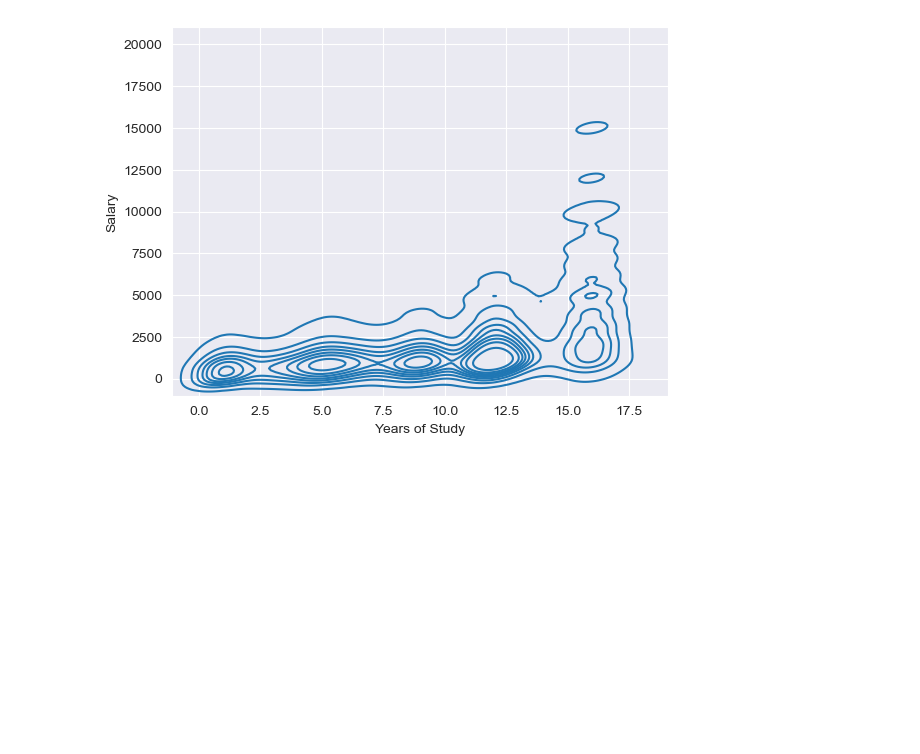
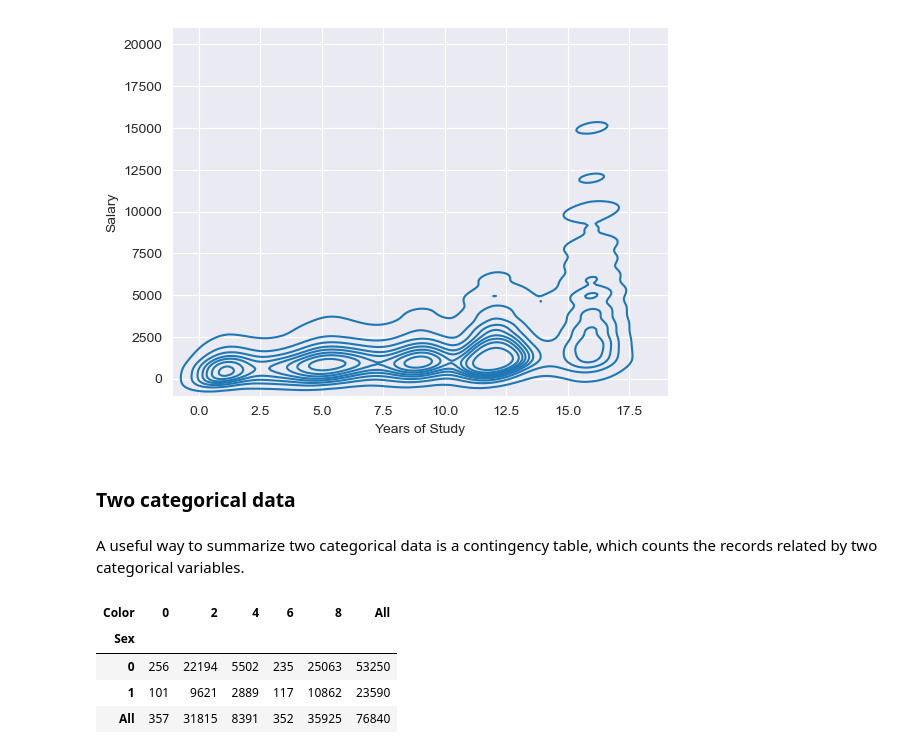
Before and after one commit to gdserafini/pratical-statistics, a Jupyter notebook: src/1-exploratory-data-analysis/exploratory_data_analysis.ipynb, the cells around one changed output. Saved outputs shown, nothing was run; the diff lists cells and outputs as text; code cells hidden in the pictures; blank space fills up the shorter version.

Commit message:
update -> contingency table

```diff
--- a/src/1-exploratory-data-analysis/exploratory_data_analysis.ipynb
+++ b/src/1-exploratory-data-analysis/exploratory_data_analysis.ipynb
@@ -393,3 +393,18 @@ ax.set_xlabel('Years of Study')
 plt.show()
 # %% [output]
 [figure]
+# %% [markdown]
+### Two categorical data
+# %% [markdown]
+A useful way to summarize two categorical data is a contingency table, which counts the records related by two categorical variables.
+# %%
+cross_tab = pd.crosstab(
+    data['Sex'], data['Color'], margins=True
+)
+cross_tab
+# %% [output]
+| Color | 0 | 2 | 4 | 6 | 8 | All |
+| Sex |  |  |  |  |  |  |
+| 0 | 256 | 22194 | 5502 | 235 | 25063 | 53250 |
+| 1 | 101 | 9621 | 2889 | 117 | 10862 | 23590 |
+| All | 357 | 31815 | 8391 | 352 | 35925 | 76840 |
```
Also changed, not shown: 1 other file.
